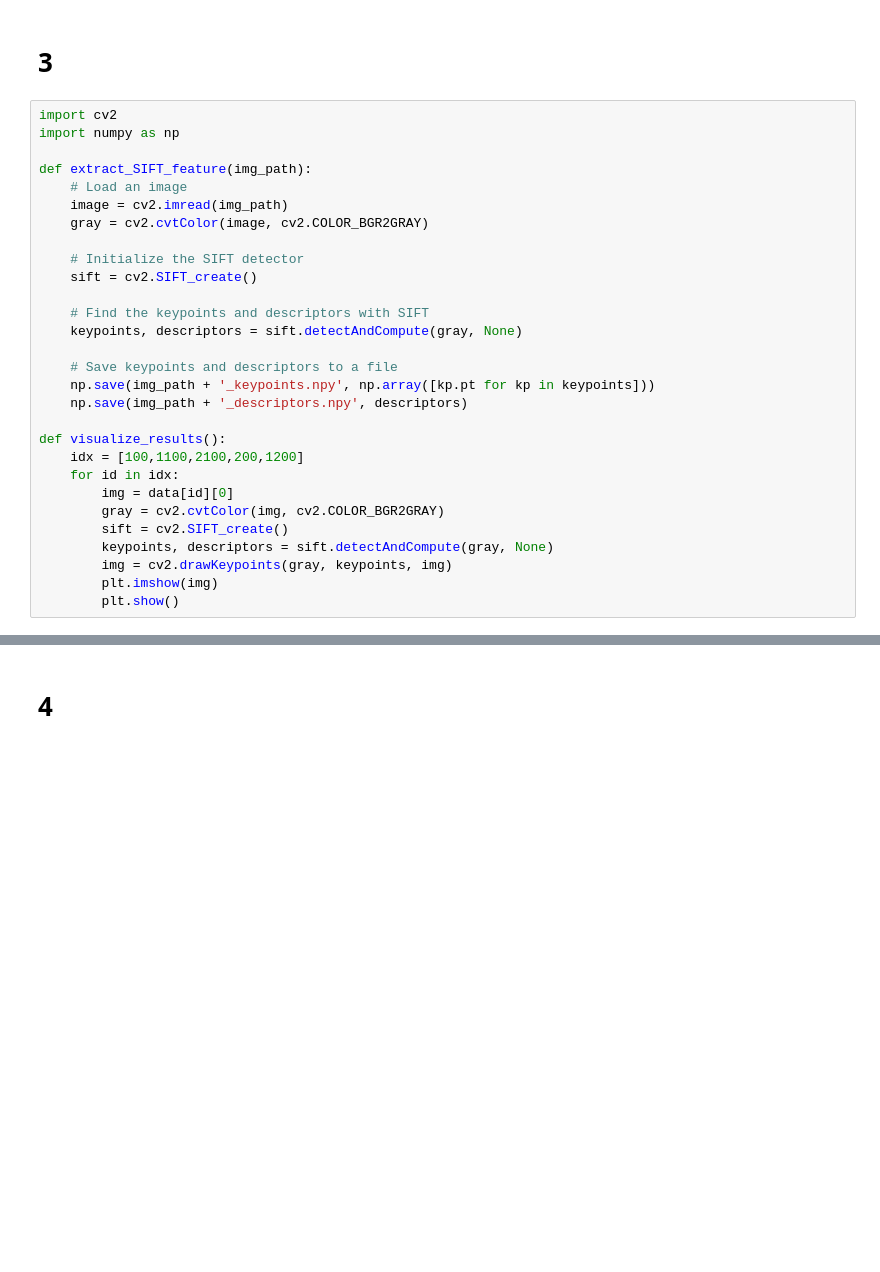
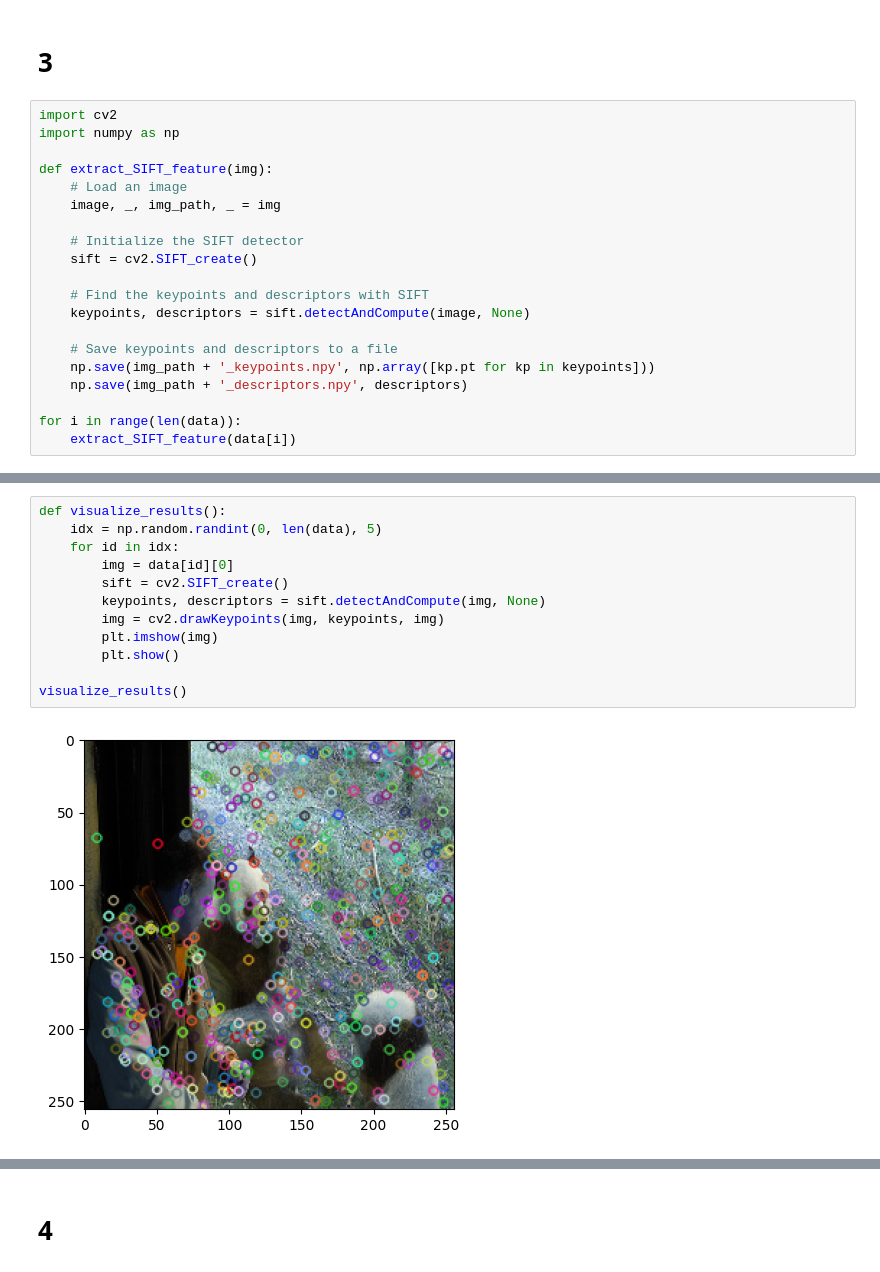
Before and after one commit to xuych0826/CS172_hw1, a Jupyter notebook: Bag-of-Words model.ipynb, the cells around one changed output, grey strips where cells are left out. Drawn from its saved outputs; the diff is of its cells as text; blank space fills up the shorter version.

```diff
--- a/Bag-of-Words model.ipynb
+++ b/Bag-of-Words model.ipynb
@@ -79,28 +84,19 @@ plt.show()
 import cv2
 import numpy as np
 
-def extract_SIFT_feature(img_path):
+def extract_SIFT_feature(img):
     # Load an image
-    image = cv2.imread(img_path)
-    gray = cv2.cvtColor(image, cv2.COLOR_BGR2GRAY)
+    image, _, img_path, _ = img
 
     # Initialize the SIFT detector
     sift = cv2.SIFT_create()
 
     # Find the keypoints and descriptors with SIFT
-    keypoints, descriptors = sift.detectAndCompute(gray, None)
+    keypoints, descriptors = sift.detectAndCompute(image, None)
 
     # Save keypoints and descriptors to a file
     np.save(img_path + '_keypoints.npy', np.array([kp.pt for kp in keypoints]))
     np.save(img_path + '_descriptors.npy', descriptors)
 
-def visualize_results():
-    idx = [100,1100,2100,200,1200]
-    for id in idx:
-        img = data[id][0]
-        gray = cv2.cvtColor(img, cv2.COLOR_BGR2GRAY)
-        sift = cv2.SIFT_create()
-        keypoints, descriptors = sift.detectAndCompute(gray, None)
-        img = cv2.drawKeypoints(gray, keypoints, img)
-        plt.imshow(img)
-        plt.show()
+for i in range(len(data)):
+    extract_SIFT_feature(data[i])
@@ -120,0 +103,14 @@ visualize_results()
+# %%
+def visualize_results():
+    idx = np.random.randint(0, len(data), 5)
+    for id in idx:
+        img = data[id][0]
+        sift = cv2.SIFT_create()
+        keypoints, descriptors = sift.detectAndCompute(img, None)
+        img = cv2.drawKeypoints(img, keypoints, img)
+        plt.imshow(img)
+        plt.show()
+
+visualize_results()
+# %% [output]
+[figure, added]
```
Also changed, not shown: parts of 13 cells of this notebook, 1 other file.
